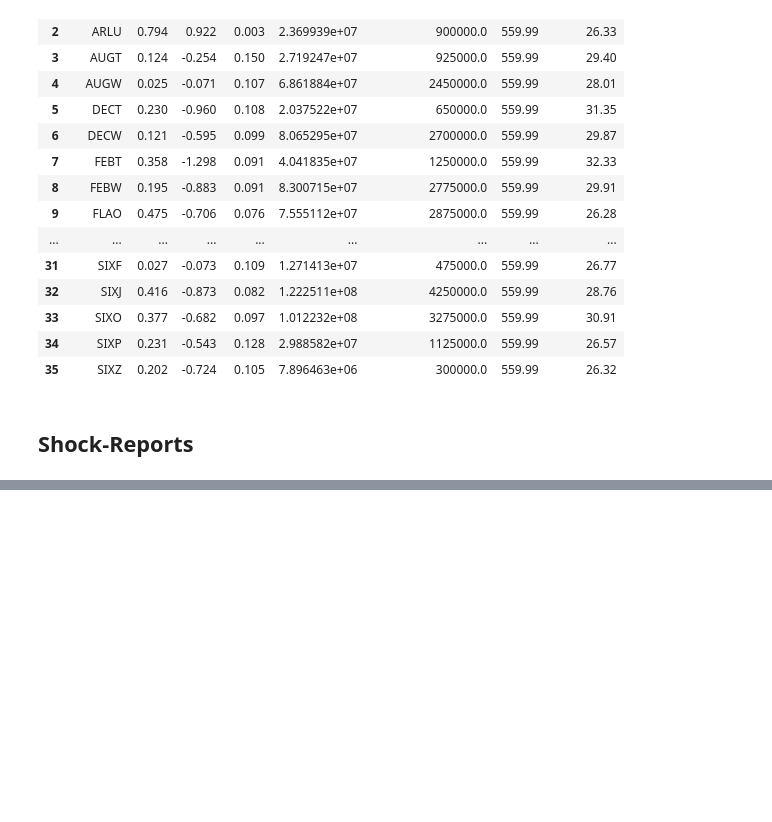
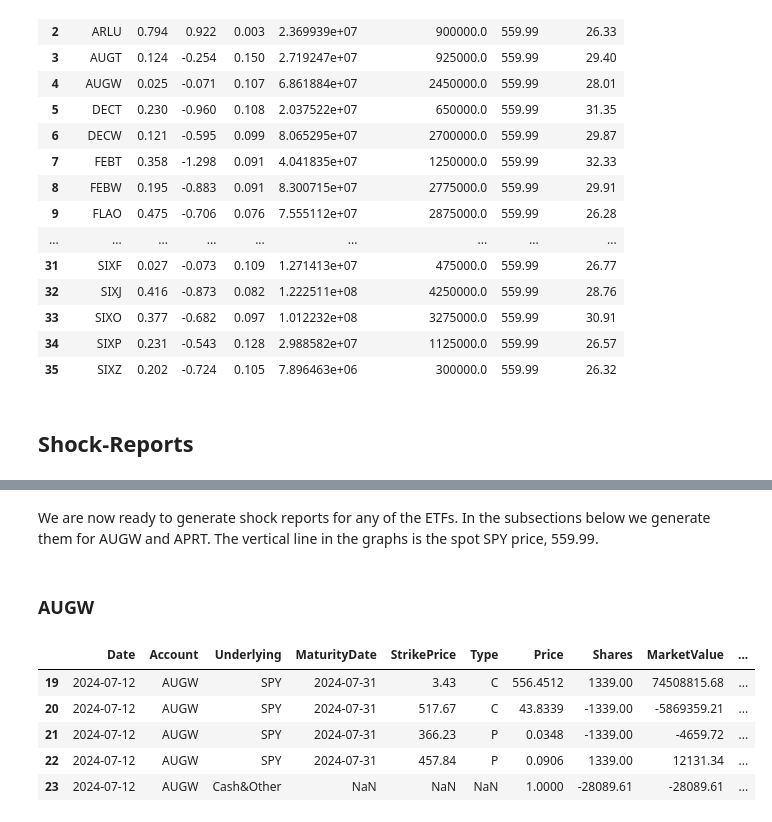
Before and after one commit to pritamdalal/veta_assignment, a Jupyter notebook: notebooks/04_portfolio_greeks.ipynb, the cells around one changed output, grey strips where cells are left out. Cells and saved outputs as stored; diff of their text form; code cells hidden in the pictures; blank space fills up the shorter version.

```diff
--- a/notebooks/04_portfolio_greeks.ipynb
+++ b/notebooks/04_portfolio_greeks.ipynb
@@ -367,5 +357,18 @@ def generate_shock_report(account, underlying_shocks, vol_shocks):
             df_shock_report = pd.concat([df_shock_report, df_portfolio_statistics])
 
     return(df_shock_report)
+# %% [markdown]
+We are now ready to generate shock reports for any of the ETFs.  In the subsections below we generate them for AUGW and APRT. The vertical line in the graphs is the spot SPY price, 559.99.
+# %% [markdown]
+### AUGW
+# %%
+df_holdings.query("Account=='AUGW'")
+# %% [output]
+|  | Date | Account | Underlying | MaturityDate | StrikePrice | Type | Price | Shares | MarketValue | ... |
+| 19 | 2024-07-12 | AUGW | SPY | 2024-07-31 | 3.43 | C | 556.4512 | 1339.00 | 74508815.68 | ... |
+| 20 | 2024-07-12 | AUGW | SPY | 2024-07-31 | 517.67 | C | 43.8339 | -1339.00 | -5869359.21 | ... |
+| 21 | 2024-07-12 | AUGW | SPY | 2024-07-31 | 366.23 | P | 0.0348 | -1339.00 | -4659.72 | ... |
+| 22 | 2024-07-12 | AUGW | SPY | 2024-07-31 | 457.84 | P | 0.0906 | 1339.00 | 12131.34 | ... |
+| 23 | 2024-07-12 | AUGW | Cash&Other | NaN | NaN | NaN | 1.0000 | -28089.61 | -28089.61 | ... |
 # %%
 vol_shocks = [-0.10, 0, 0.10]
```
Also changed, not shown: parts of 22 cells of this notebook, 3 other files.
